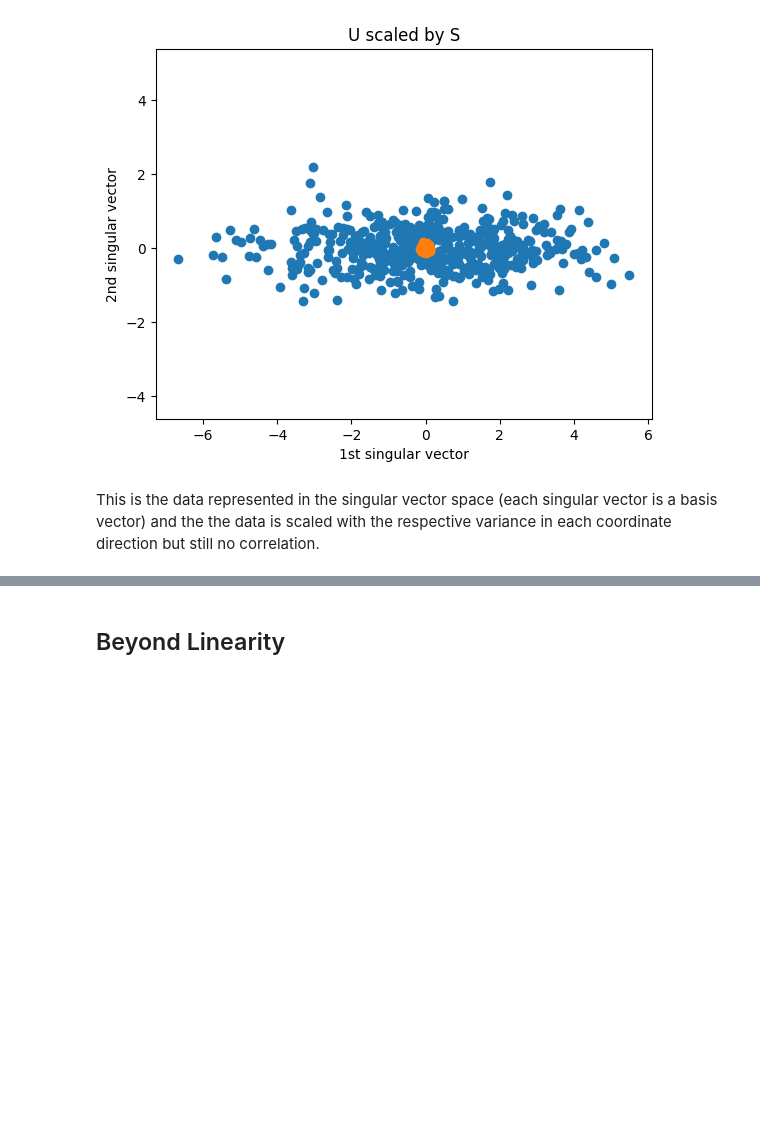
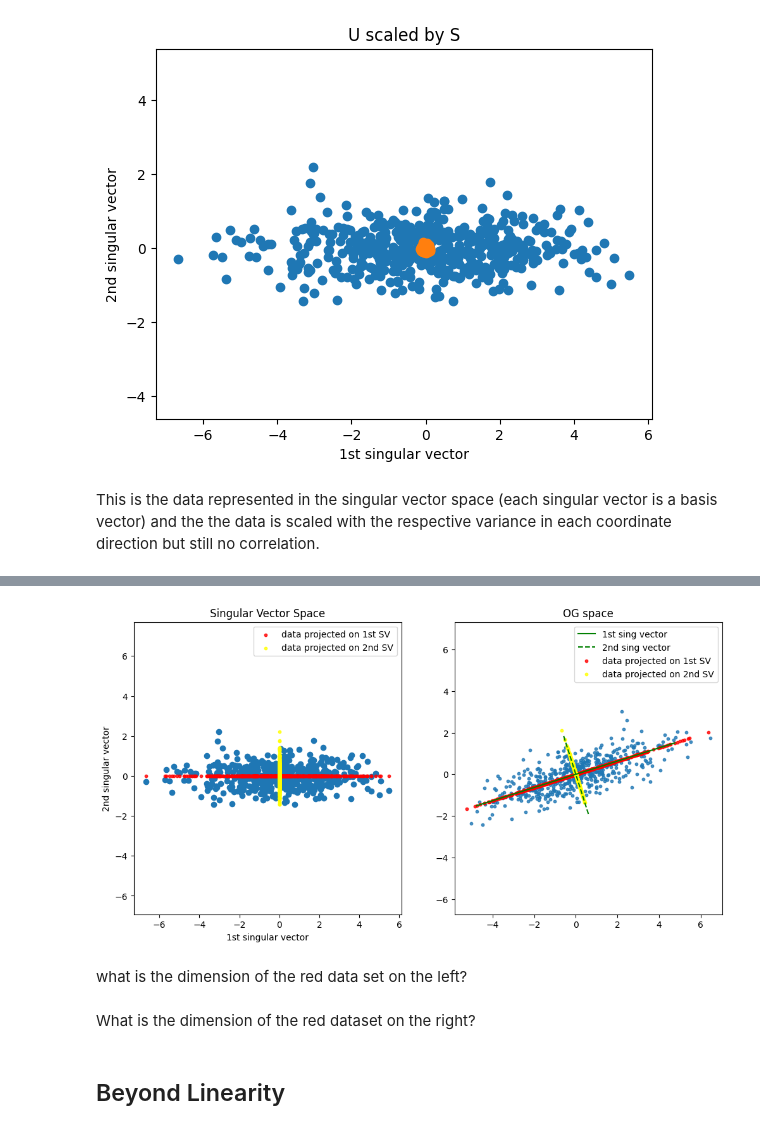
Before and after one commit to zihaoguo3/CS506-Spring2025, a Jupyter notebook: lecture_10/worksheet_10.ipynb, the cells around one changed output, grey strips where cells are left out. Cells and saved outputs as stored; diff of their text form; code cells hidden in the pictures; blank space fills up the shorter version.

```diff
--- a/lecture_10/worksheet_10.ipynb
+++ b/lecture_10/worksheet_10.ipynb
@@ -455,0 +458,7 @@ This is the data represented in the singular vector space (each singular vector
+# %%
+X = generate_data([-1, 3], cov=[[0.1, 0.6], [2., .6]])
+X = X - np.mean(X, axis=0)
+plt.scatter(X[:, 0], X[:, 1], s=10, alpha=0.8)
+plt.title("Mean-centered Data")
+plt.axis('equal')
+plt.show()
@@ -456,3 +467,42 @@ This is the data represented in the singular vector space (each singular vector
+# %%
+u,s,vt=np.linalg.svd(X, full_matrices=False)
+shifted_X = u.dot(np.diag(s))
+scopy0 = s.copy()
+scopy1 = s.copy()
+scopy0[1:] = 0.0
+scopy1[:1] = 0.0
+plt.figure(figsize=(12, 6))
+plt.subplot(1,2,1)
+plt.axis('equal')
+plt.scatter(shifted_X[:,0], shifted_X[:,1])
+approx0 = u.dot(np.diag(scopy0))
+approx1 = u.dot(np.diag(scopy1))
+plt.scatter(approx0[:, 0] , approx0[:, 1], s=10, alpha=0.8, color="red", label="data projected on 1st SV")
+plt.scatter(approx1[:, 0] , approx1[:, 1], s=10, alpha=0.8, color="yellow", label="data projected on 2nd SV")
+plt.xlabel("1st singular vector")
+plt.ylabel("2nd singular vector")
+plt.title("Singular Vector Space")
+plt.legend()
+plt.subplot(1,2,2)
+approx0 = u.dot(np.diag(scopy0)).dot(vt)
+approx1 = u.dot(np.diag(scopy1)).dot(vt)
+plt.scatter(X[:, 0], X[:, 1], s=10, alpha=0.8)
+sv1 = np.array([[-5],[5]]) @ vt[[0],:]
+sv2 = np.array([[-2],[2]]) @ vt[[1],:]
+plt.plot(sv1[:,0], sv1[:,1], 'g-', label="1st sing vector")
+plt.plot(sv2[:,0], sv2[:,1], 'g--', label="2nd sing vector")
+plt.scatter(approx0[:, 0] , approx0[:, 1], s=10, alpha=0.8, color="red", label="data projected on 1st SV")
+plt.scatter(approx1[:, 0] , approx1[:, 1], s=10, alpha=0.8, color="yellow", label="data projected on 2nd SV")
+plt.axis('equal')
+plt.legend()
+plt.title("OG space")
+plt.show()
+# %% [output]
+[figure, added]
+# %% [markdown]
+what is the dimension of the red data set on the left?
+# %% [markdown]
+What is the dimension of the red dataset on the right?
 # %% [markdown]
 ## Beyond Linearity
 # %%
```
Also changed, not shown: parts of 2 cells of this notebook.
